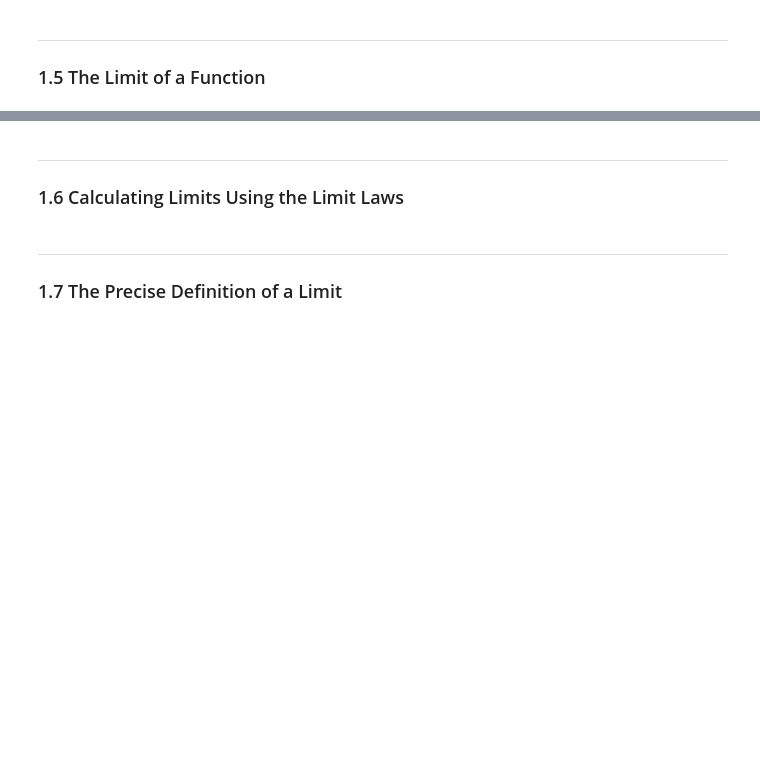
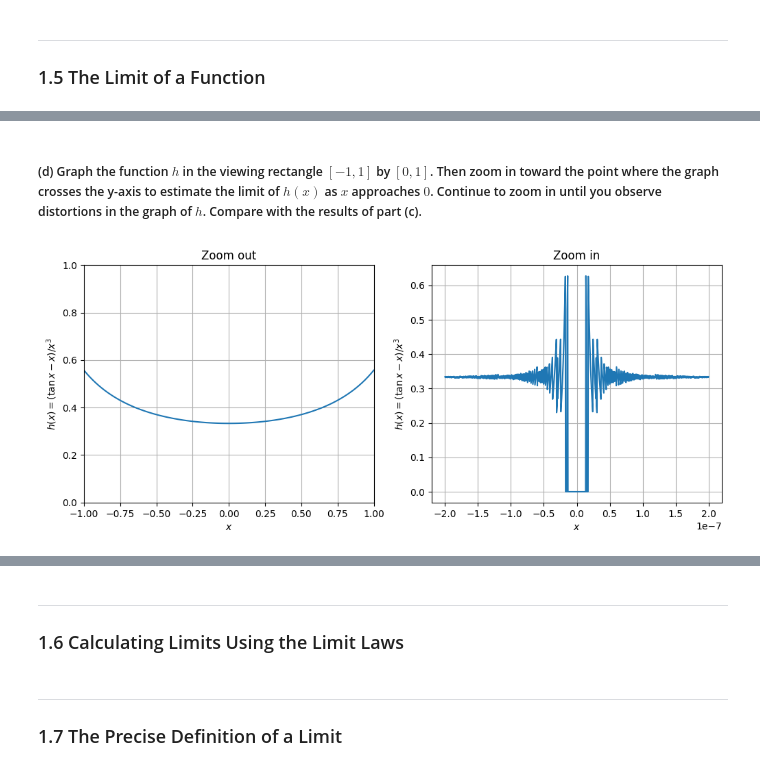
Before and after one commit to Aipss/DiveIntoDeepLearning, a Jupyter notebook: Calculus/Chapter1_Functions-and-Limits.ipynb, the cells around one changed output, grey strips where cells are left out. Saved outputs shown, nothing was run; the diff lists cells and outputs as text; code cells hidden in the pictures; blank space fills up the shorter version.

```diff
--- a/Calculus/Chapter1_Functions-and-Limits.ipynb
+++ b/Calculus/Chapter1_Functions-and-Limits.ipynb
@@ -1060,0 +1147,27 @@ So the estimated instantaneous velocity when t=3 is -31.82
+# %% [markdown]
+##### (d) Graph the function $h$ in the viewing rectangle $[-1, 1]$ by $[0, 1]$. Then zoom in toward the point where the graph crosses the y-axis to estimate the limit of $h(x)$ as $x$ approaches $0$. Continue to zoom in until you observe distortions in the graph of $h$. Compare with the results of part (c).
+# %%
+x = np.linspace(-1, 1, 100)
+y = (np.tan(x) - x) / x**3
+
+fig, axes = plt.subplots(1, 2, figsize=(6*2, 4.5))
+
+axes[0].plot(x, y)
+axes[0].set_xlabel(r'$x$')
+axes[0].set_ylabel(r'$h(x) = (\tan x - x) / x^3$')
+axes[0].grid(True)
+axes[0].set_xlim(-1, 1)
+axes[0].set_ylim(0, 1)
+axes[0].set_title('Zoom out')
+
+x = np.linspace(-2e-7, 2e-7, 1000)
+y = (np.tan(x) - x) / x**3
+axes[1].plot(x, y)
+axes[1].set_xlabel(r'$x$')
+axes[1].set_ylabel(r'$h(x) = (\tan x - x) / x^3$')
+axes[1].grid(True)
+axes[1].set_title('Zoom in')
+
+plt.show()
+# %% [output]
+[figure, added]
```
Also changed, not shown: parts of 27 cells of this notebook, 1 other file.
